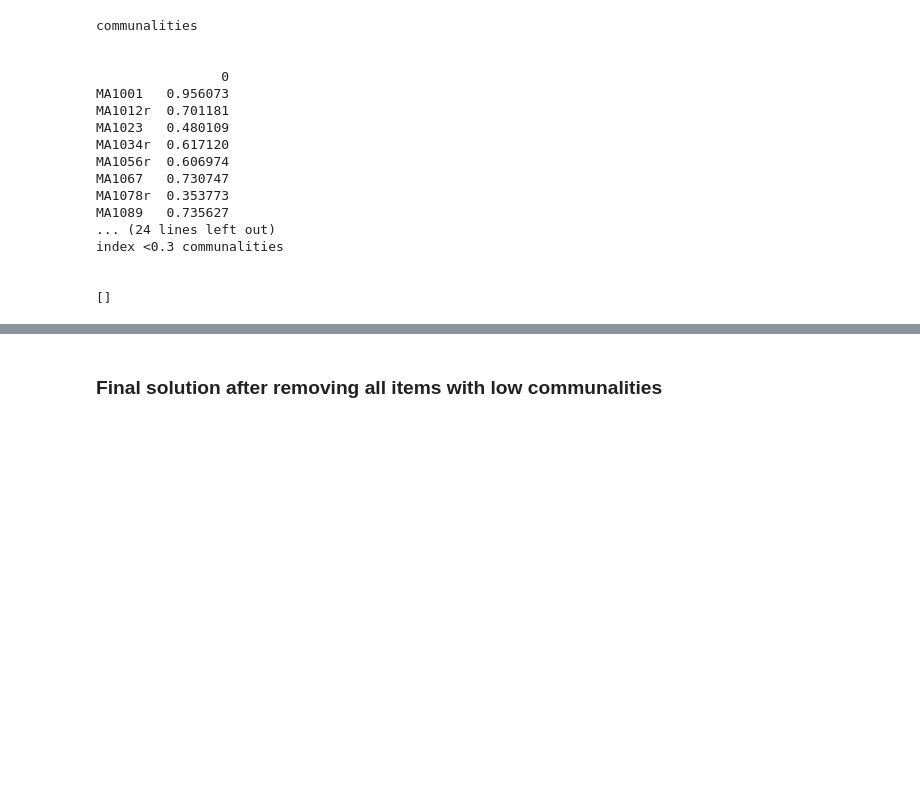
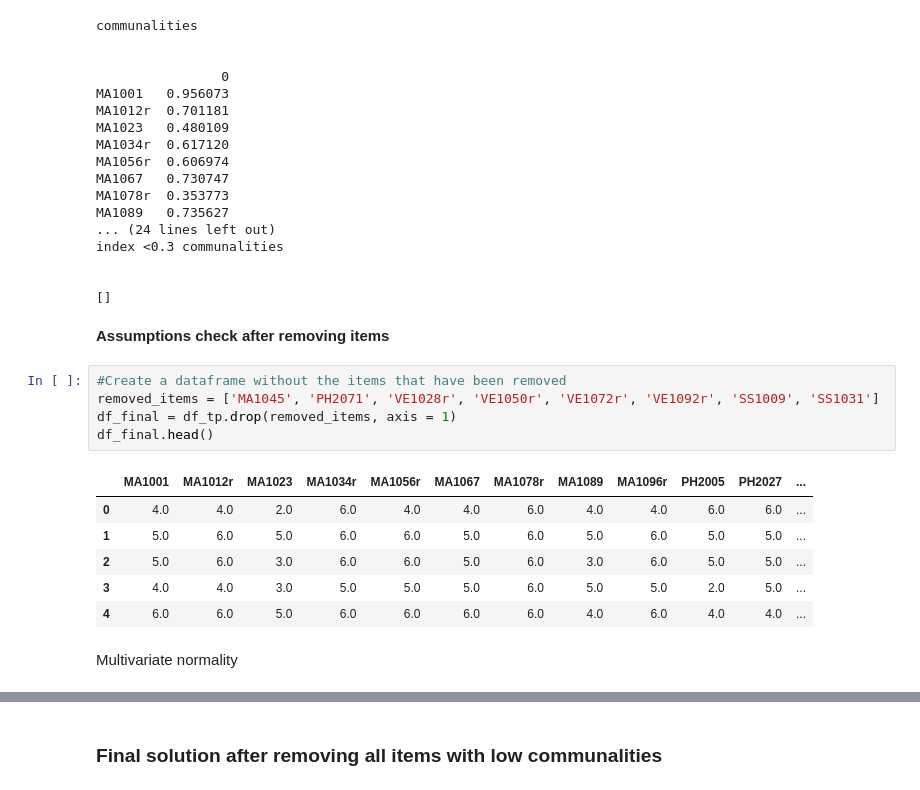
Before and after one commit to anproulx/PSY-6002, a Jupyter notebook: cleaned_FA_megafonction _assump_added.ipynb, the cells around one changed output, grey strips where cells are left out. Saved outputs shown, nothing was run; the diff lists cells and outputs as text; blank space fills up the shorter version.

```diff
--- a/cleaned_FA_megafonction _assump_added.ipynb
+++ b/cleaned_FA_megafonction _assump_added.ipynb
@@ -1388,3 +1460,19 @@ index <0.3 communalities
 
 
 []
+# %% [markdown]
+<b>Assumptions check after removing items</b>
+# %%
+#Create a dataframe without the items that have been removed
+removed_items = ['MA1045', 'PH2071', 'VE1028r', 'VE1050r', 'VE1072r', 'VE1092r', 'SS1009', 'SS1031']
+df_final = df_tp.drop(removed_items, axis = 1)
+df_final.head()
+# %% [output]
+|  | MA1001 | MA1012r | MA1023 | MA1034r | MA1056r | MA1067 | MA1078r | MA1089 | MA1096r | PH2005 | PH2027 | ... |
+| 0 | 4.0 | 4.0 | 2.0 | 6.0 | 4.0 | 4.0 | 6.0 | 4.0 | 4.0 | 6.0 | 6.0 | ... |
+| 1 | 5.0 | 6.0 | 5.0 | 6.0 | 6.0 | 5.0 | 6.0 | 5.0 | 6.0 | 5.0 | 5.0 | ... |
+| 2 | 5.0 | 6.0 | 3.0 | 6.0 | 6.0 | 5.0 | 6.0 | 3.0 | 6.0 | 5.0 | 5.0 | ... |
+| 3 | 4.0 | 4.0 | 3.0 | 5.0 | 5.0 | 5.0 | 6.0 | 5.0 | 5.0 | 2.0 | 5.0 | ... |
+| 4 | 6.0 | 6.0 | 5.0 | 6.0 | 6.0 | 6.0 | 6.0 | 4.0 | 6.0 | 4.0 | 4.0 | ... |
+# %% [markdown]
+Multivariate normality
```
Also changed, not shown: parts of 27 cells of this notebook.
